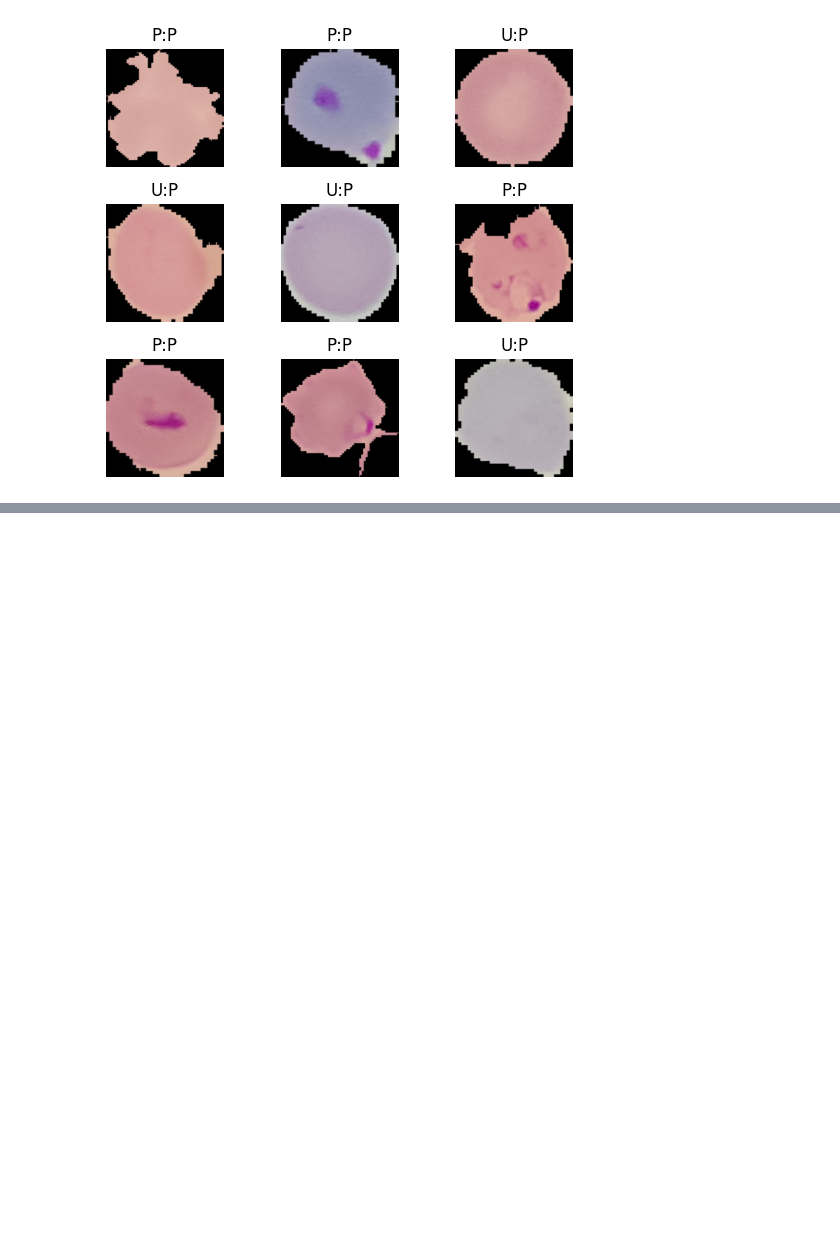
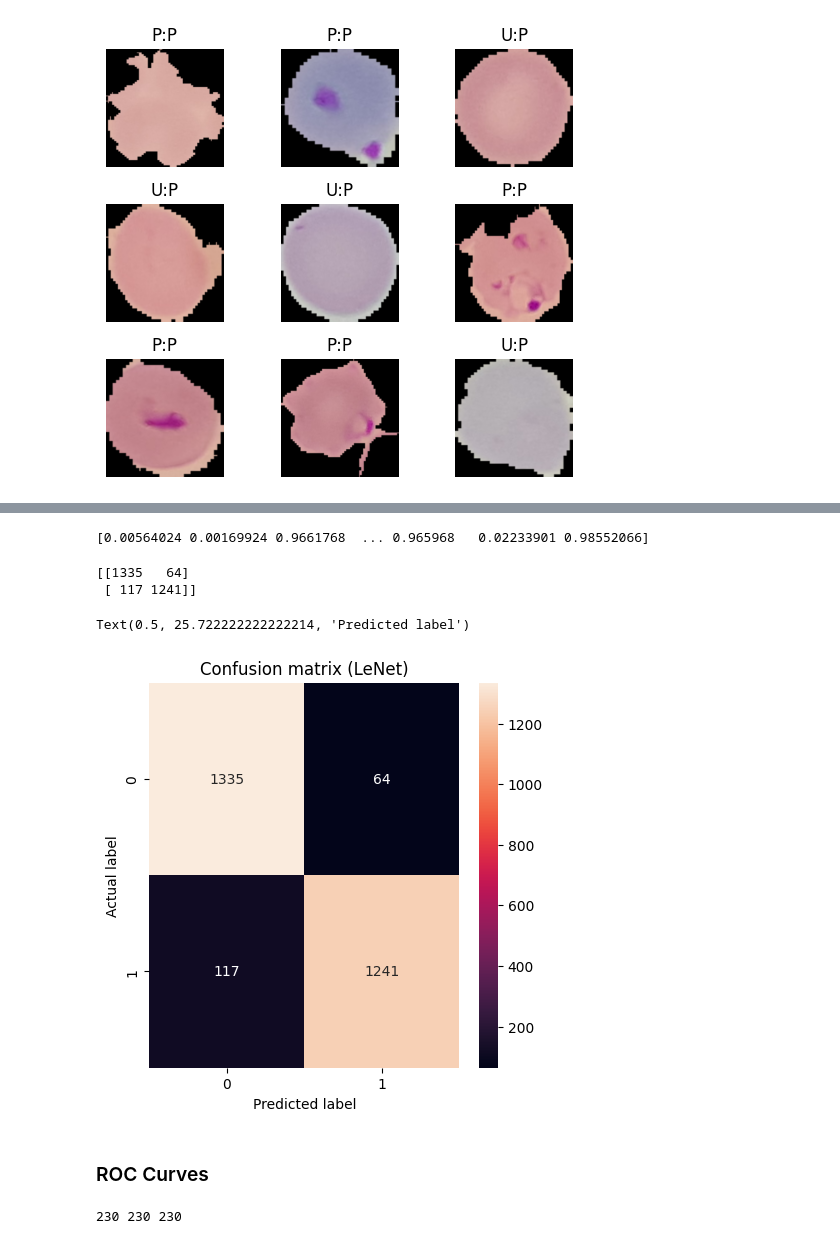
Before and after one commit to HridayNagrani0/Vision, a Jupyter notebook: Malaria Detection.ipynb, the cells around one changed output, grey strips where cells are left out. Cells and saved outputs as stored; diff of their text form; code cells hidden in the pictures; blank space fills up the shorter version.

Commit message:
Adding Confusion Matrix and ROC

```diff
--- a/Malaria Detection.ipynb
+++ b/Malaria Detection.ipynb
@@ -516,0 +521,6 @@ for i, (image, label) in enumerate(test_dataset.take(9)):
+# %%
+labels=[]
+inp=[]
+for x,y in test_dataset.as_numpy_iterator():
+    labels.append(y)
+    inp.append(x)
@@ -516,0 +531,3 @@ for i, (image, label) in enumerate(test_dataset.take(9)):
+# %%
+labels=np.array([i[0] for i in labels])
+print(labels)
@@ -516,0 +540,2 @@ for i, (image, label) in enumerate(test_dataset.take(9)):
+# %%
+predicted = Lenet_Model.predict(np.array(inp)[:,0,:,:,:])
@@ -516,0 +544,25 @@ for i, (image, label) in enumerate(test_dataset.take(9)):
+# %%
+print(predicted[:,0])
+# %% [output]
+[0.00564024 0.00169924 0.9661768  ... 0.965968   0.02233901 0.98552066]
+# %%
+threshold=0.83
+cm=confusion_matrix(labels,predicted[:,0]>threshold)
+print(cm)
+plt.figure(figsize=(5,5))
+sns.heatmap(cm,annot=True,fmt="d")
+plt.title("Confusion matrix (LeNet)")
+plt.ylabel("Actual label")
+plt.xlabel("Predicted label")
+# %% [output]
+[[1335   64]
+ [ 117 1241]]
+Text(0.5, 25.722222222222214, 'Predicted label')
+[figure, added]
+# %% [markdown]
+### ROC Curves
+# %%
+fp, tp, th = roc_curve(labels, predicted[:,0])
+print(len(fp),len(tp),len(th))
+# %% [output]
+230 230 230
```
Also changed, not shown: parts of 7 cells of this notebook.
